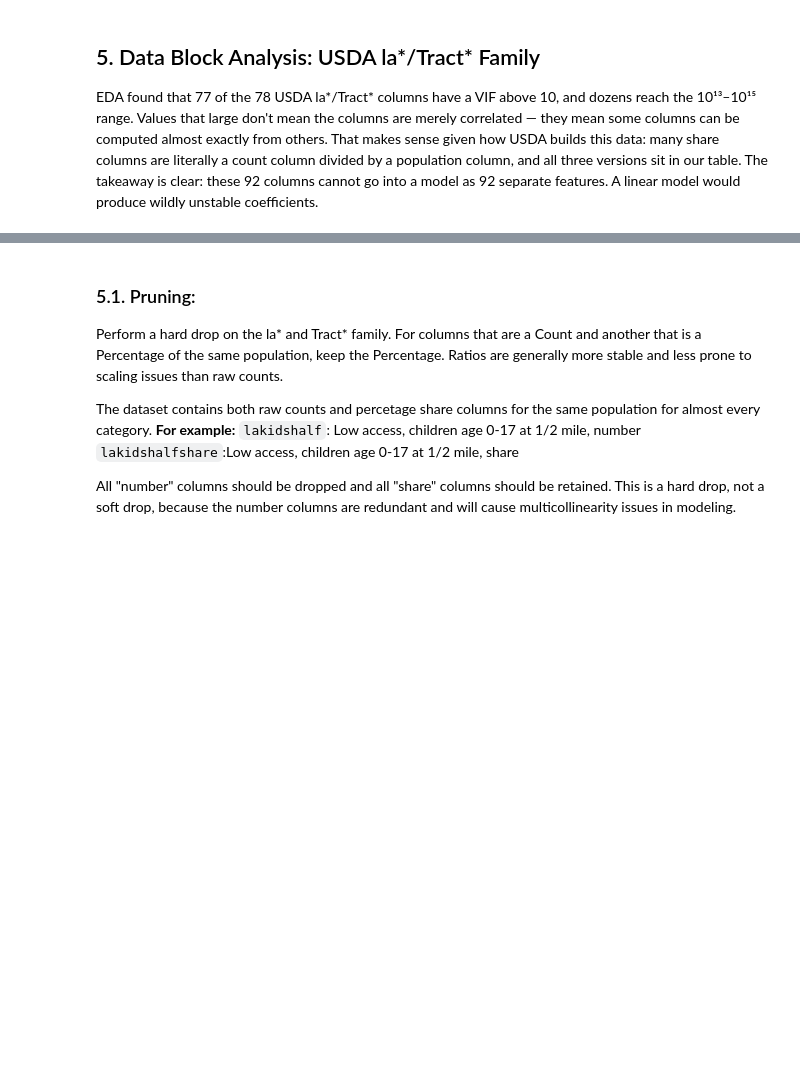
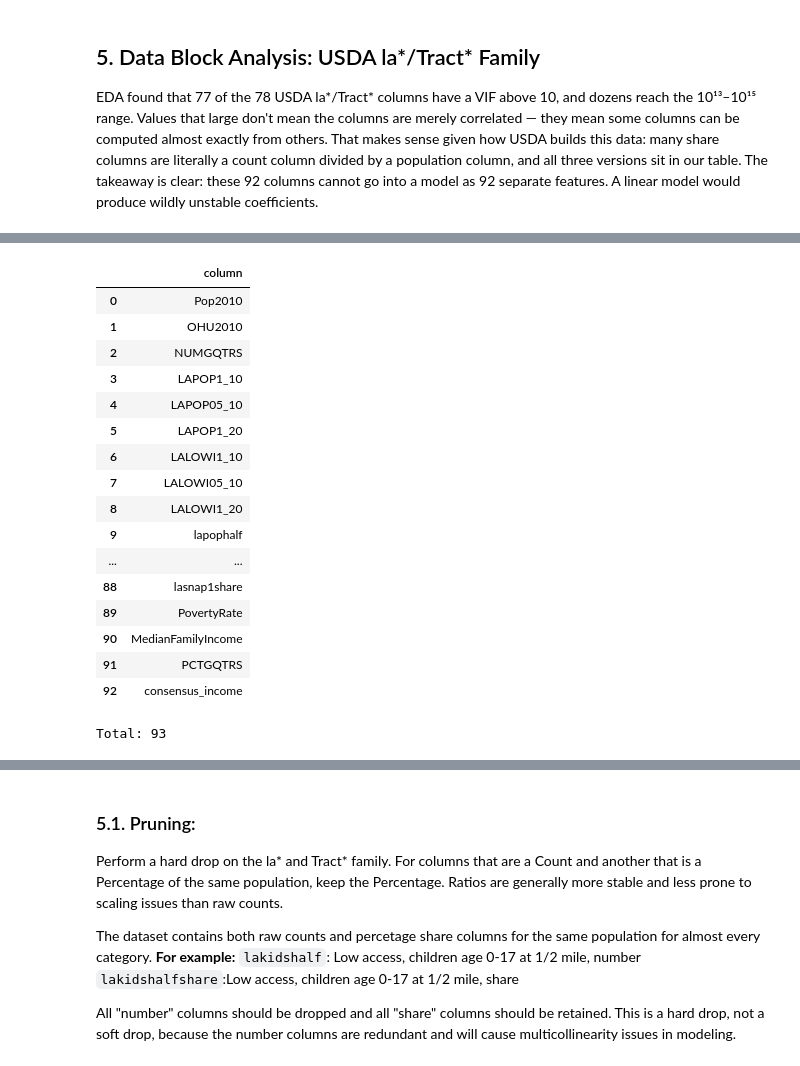
Before and after one commit to ngwalker93/ads599-capstone-hypertension-risk-atlas, a Jupyter notebook: notebooks/04_FeatureEngineering/01_feature_engineering.ipynb, the cells around one changed output, grey strips where cells are left out. Drawn from its saved outputs; the diff is of its cells as text; code cells hidden in the pictures; blank space fills up the shorter version.

```diff
--- a/notebooks/04_FeatureEngineering/01_feature_engineering.ipynb
+++ b/notebooks/04_FeatureEngineering/01_feature_engineering.ipynb
@@ -151,0 +204,22 @@ pd.DataFrame({
+# %%
+display(pd.DataFrame(usda_cols, columns=['column']))
+print(f"Total: {len(usda_cols)}")
+# %% [output]
+|  | column |
+| 0 | Pop2010 |
+| 1 | OHU2010 |
+| 2 | NUMGQTRS |
+| 3 | LAPOP1_10 |
+| 4 | LAPOP05_10 |
+| 5 | LAPOP1_20 |
+| 6 | LALOWI1_10 |
+| 7 | LALOWI05_10 |
+| 8 | LALOWI1_20 |
+| 9 | lapophalf |
+| ... | ... |
+| 88 | lasnap1share |
+| 89 | PovertyRate |
+| 90 | MedianFamilyIncome |
+| 91 | PCTGQTRS |
+| 92 | consensus_income |
+Total: 93
```
Also changed, not shown: parts of 22 cells of this notebook.
